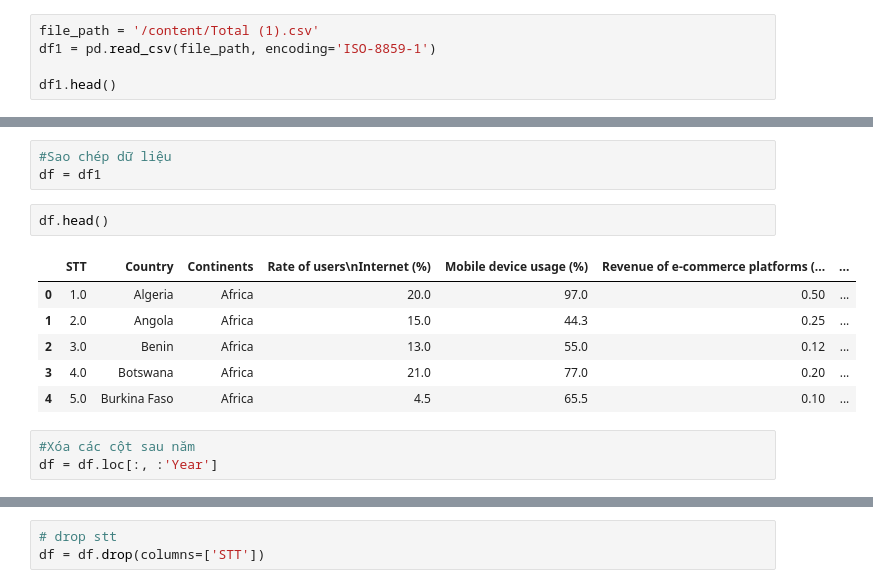
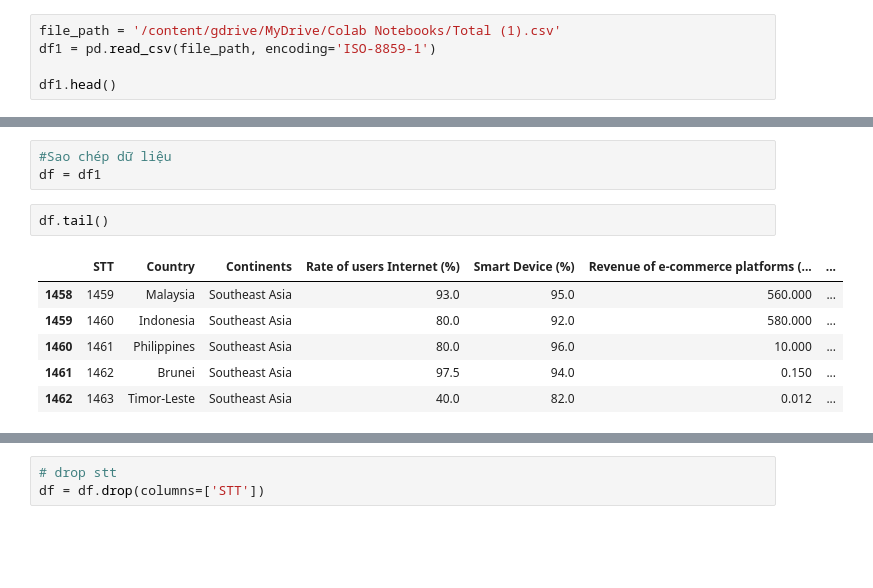
Before and after one commit to towmi06/Web_Analyze_Economy, a Jupyter notebook: ttcs1.ipynb, the cells around one changed output, grey strips where cells are left out. Cells and saved outputs as stored; diff of their text form; blank space fills up the shorter version.

```diff
--- a/ttcs1.ipynb
+++ b/ttcs1.ipynb
@@ -18,7 +18,7 @@ drive.mount('/content/gdrive')
 # %% [output]
 Mounted at /content/gdrive
 # %%
-file_path = '/content/Total (1).csv'
+file_path = '/content/gdrive/MyDrive/Colab Notebooks/Total (1).csv'
 df1 = pd.read_csv(file_path, encoding='ISO-8859-1')
 
 df1.head()
@@ -39,14 +58,11 @@ df1.shape
 #Sao chép dữ liệu
 df = df1
 # %%
-df.head()
+df.tail()
 # %% [output]
-|  | STT | Country | Continents | Rate of users\nInternet (%) | Mobile device usage (%) | Revenue of e-commerce platforms (... | ... |
-| 0 | 1.0 | Algeria | Africa | 20.0 | 97.0 | 0.50 | ... |
-| 1 | 2.0 | Angola | Africa | 15.0 | 44.3 | 0.25 | ... |
-| 2 | 3.0 | Benin | Africa | 13.0 | 55.0 | 0.12 | ... |
-| 3 | 4.0 | Botswana | Africa | 21.0 | 77.0 | 0.20 | ... |
-| 4 | 5.0 | Burkina Faso | Africa | 4.5 | 65.5 | 0.10 | ... |
+|  | STT | Country | Continents | Rate of users Internet (%) | Smart Device (%) | Revenue of e-commerce platforms (... | ... |
+| 1458 | 1459 | Malaysia | Southeast Asia | 93.0 | 95.0 | 560.000 | ... |
+| 1459 | 1460 | Indonesia | Southeast Asia | 80.0 | 92.0 | 580.000 | ... |
+| 1460 | 1461 | Philippines | Southeast Asia | 80.0 | 96.0 | 10.000 | ... |
+| 1461 | 1462 | Brunei | Southeast Asia | 97.5 | 94.0 | 0.150 | ... |
+| 1462 | 1463 | Timor-Leste | Southeast Asia | 40.0 | 82.0 | 0.012 | ... |
-# %%
-#Xóa các cột sau năm
-df = df.loc[:, :'Year']
```
Also changed, not shown: parts of 45 cells of this notebook.
